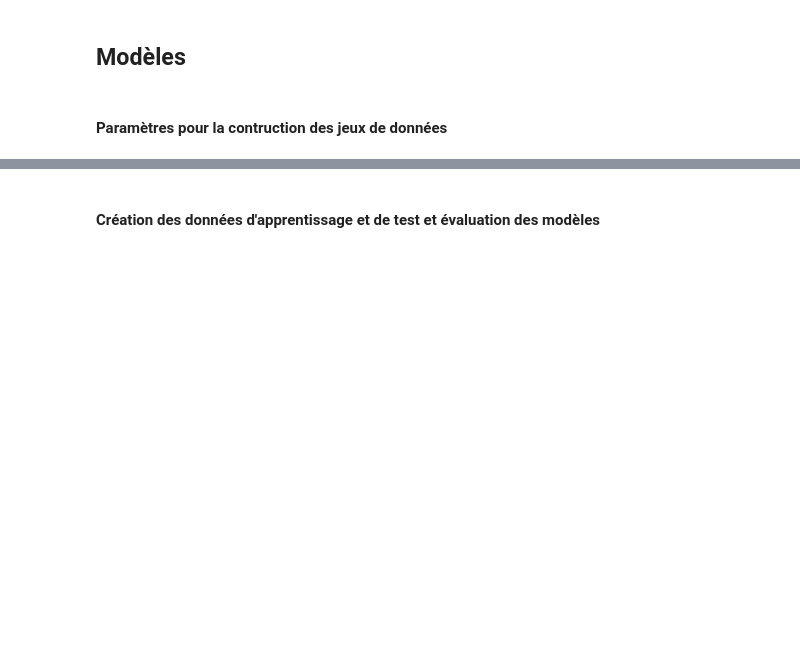
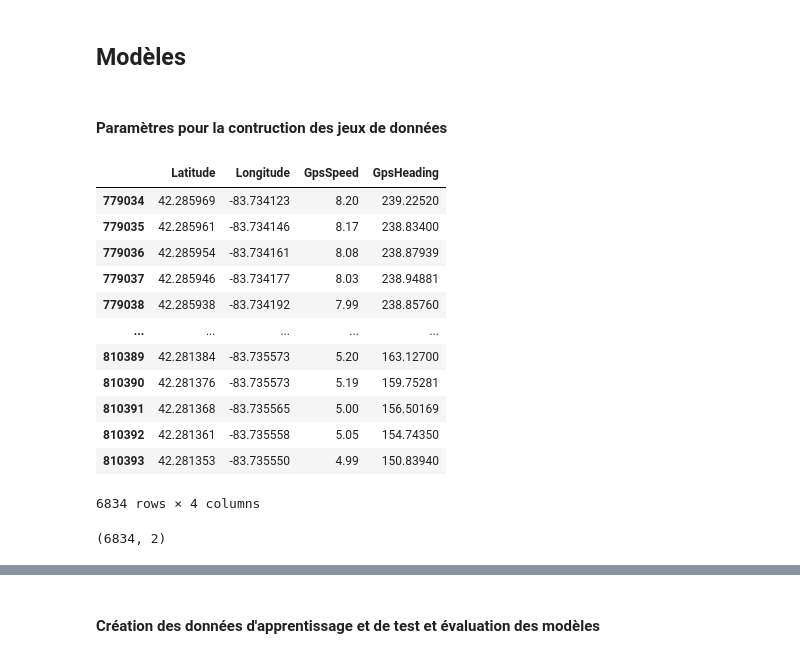
Before and after one commit to FZYUAN-1/pldac_interpolation, a Jupyter notebook: PROJET GPS 2.ipynb, the cells around one changed output, grey strips where cells are left out. Cells and saved outputs as stored; diff of their text form; code cells hidden in the pictures; blank space fills up the shorter version.

```diff
--- a/PROJET GPS 2.ipynb
+++ b/PROJET GPS 2.ipynb
@@ -86,3 +86,23 @@ models = [LinearRegression(), LinearRegression()]
 #preprocessing
 #preprocessor = [MinMaxScaler() for _ in range(len(models))]
 preprocessor = None
+# %%
+traitement.l_Xtest[0]
+# %% [output]
+|  | Latitude | Longitude | GpsSpeed | GpsHeading |
+| 779034 | 42.285969 | -83.734123 | 8.20 | 239.22520 |
+| 779035 | 42.285961 | -83.734146 | 8.17 | 238.83400 |
+| 779036 | 42.285954 | -83.734161 | 8.08 | 238.87939 |
+| 779037 | 42.285946 | -83.734177 | 8.03 | 238.94881 |
+| 779038 | 42.285938 | -83.734192 | 7.99 | 238.85760 |
+| ... | ... | ... | ... | ... |
+| 810389 | 42.281384 | -83.735573 | 5.20 | 163.12700 |
+| 810390 | 42.281376 | -83.735573 | 5.19 | 159.75281 |
+| 810391 | 42.281368 | -83.735565 | 5.00 | 156.50169 |
+| 810392 | 42.281361 | -83.735558 | 5.05 | 154.74350 |
+| 810393 | 42.281353 | -83.735550 | 4.99 | 150.83940 |
+6834 rows × 4 columns
+# %%
+models[0].predict(traitement.l_Xtest[0]).shape
+# %% [output]
+(6834, 2)
```
Also changed, not shown: parts of 2 cells of this notebook.
